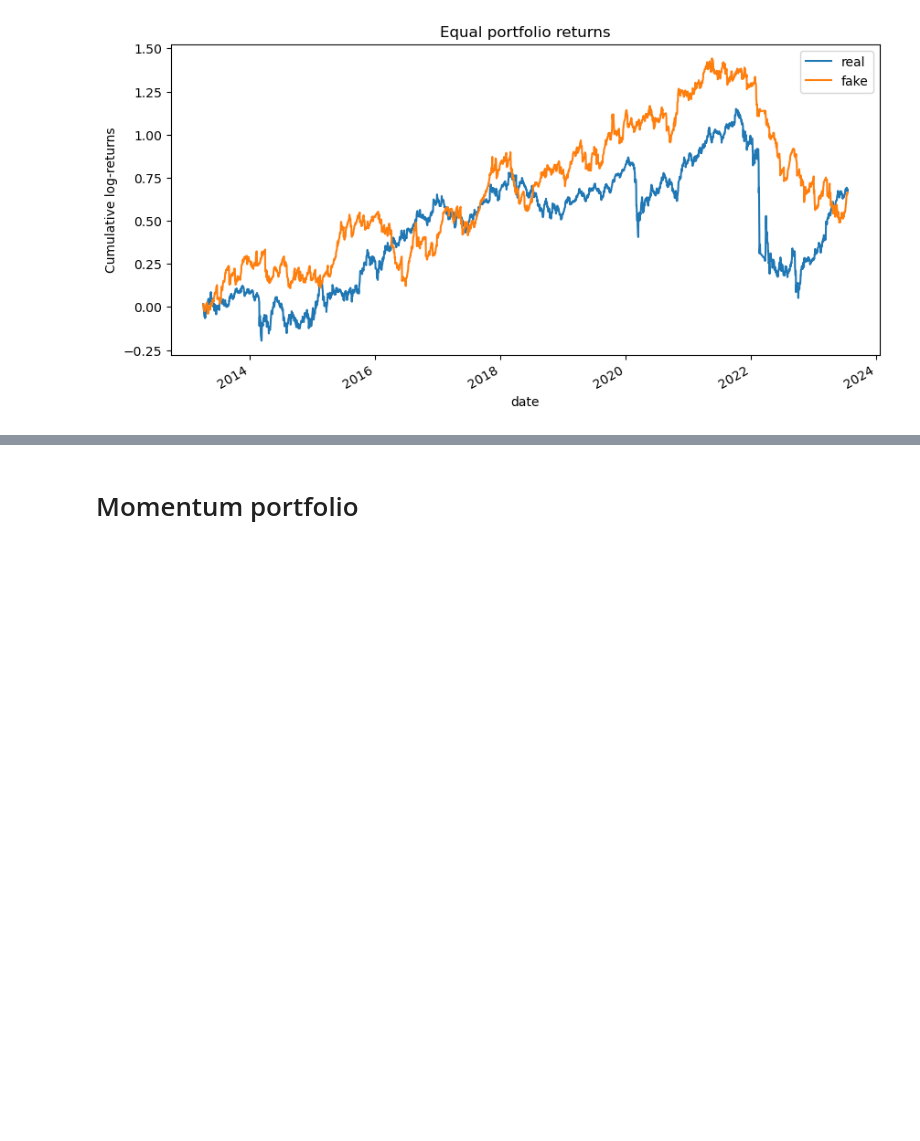
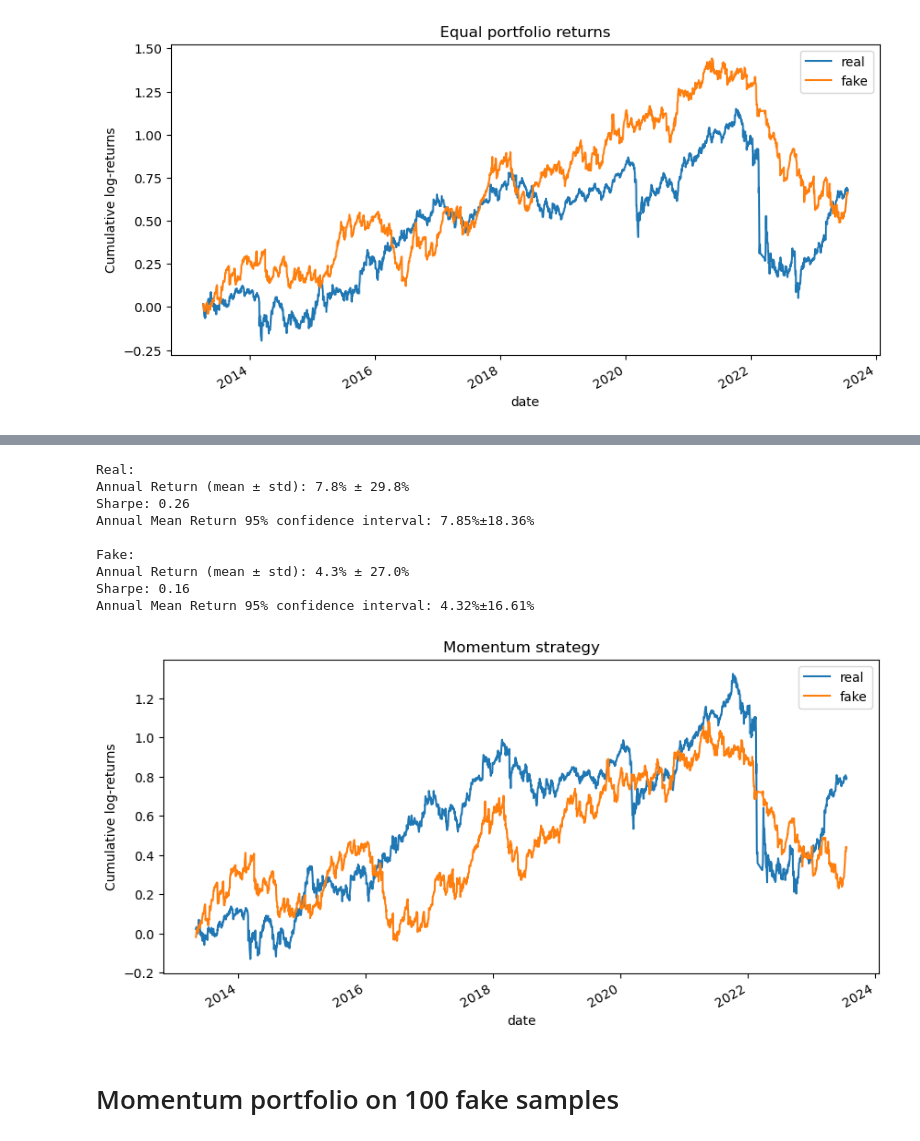
Before and after one commit to GudkovNikolay/Interactive_dashboard_ECML_2025, a Jupyter notebook: research/strategy.ipynb, the cells around one changed output, grey strips where cells are left out. Drawn from its saved outputs; the diff is of its cells as text; code cells hidden in the pictures; blank space fills up the shorter version.

```diff
--- a/research/strategy.ipynb
+++ b/research/strategy.ipynb
@@ -95,2 +119,33 @@ plot_strategy_on_both_returns(equal_w_real_returns, equal_w_fake_returns, 'Equal
+# %%
+from library.momentum import get_portfolio_from_signal
+
+
+def get_momentum_signal_returns(df_returns: pd.DataFrame):
+    df_momentum_signal = get_momentum_signal_fixed_params(df_returns)
+    df_momentum_weights = get_portfolio_from_signal(df_momentum_signal)
+    return get_returns(df_momentum_weights, df_returns)
+
+
+momentum_returns_real = get_momentum_signal_returns(df_returns_real)
+momentum_returns_fake = get_momentum_signal_returns(df_returns_fake)
+
+print('Real:')
+print_statistics(momentum_returns_real)
+
+print('\nFake:')
+print_statistics(momentum_returns_fake)
+
+plot_strategy_on_both_returns(momentum_returns_real, momentum_returns_fake, 'Momentum strategy')
+# %% [output]
+Real:
+Annual Return (mean ± std): 7.8% ± 29.8%
+Sharpe: 0.26
+Annual Mean Return 95% confidence interval: 7.85%±18.36%
+
+Fake:
+Annual Return (mean ± std): 4.3% ± 27.0%
+Sharpe: 0.16
+Annual Mean Return 95% confidence interval: 4.32%±16.61%
+[figure, added]
 # %% [markdown]
-# Momentum portfolio
+# Momentum portfolio on 100 fake samples
```
Also changed, not shown: parts of 23 cells of this notebook, 5 other files.
